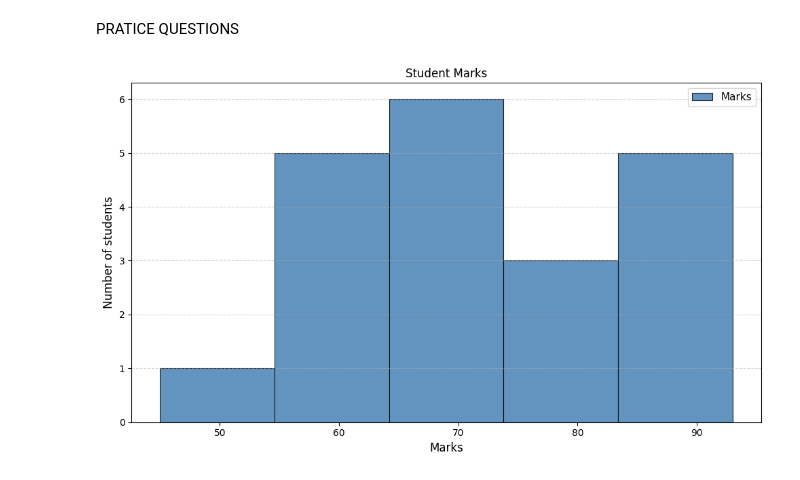
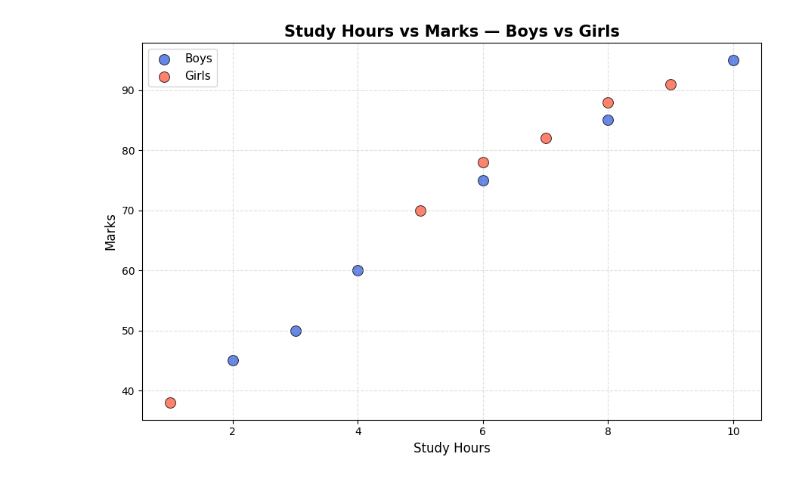
Before and after one commit to Deepanshu-8126/Matplotlib, a Jupyter notebook: Matplotlib_04.ipynb, the cells around one changed output. Drawn from its saved outputs; the diff is of its cells as text; code cells hidden in the pictures.

```diff
--- a/Matplotlib_04.ipynb
+++ b/Matplotlib_04.ipynb
@@ -192,21 +74,45 @@ plt.show()
-# %% [markdown]
-PRATICE QUESTIONS
 # %%
-# Dataset 1 — Student Marks
+# step 3- diffrent colors
 import matplotlib.pyplot as plt
-marks = [45, 67, 82, 55, 91, 73, 68, 55, 79, 88,
-         62, 71, 55, 84, 93, 77, 65, 58, 72, 86]
-fig,ax=plt.subplots(figsize=(10,6))
-ax.hist(marks,bins=5,color='steelblue',edgecolor='black',alpha=0.85,linewidth=0.8,label="Marks")
 
-ax.set_title("Student Marks")
-ax.set_xlabel("Marks",fontsize=12)
-ax.set_ylabel("Number of students",fontsize=12)
+# 2 groups - boys and girls
+boys_hours  = [2, 4, 6, 8, 10, 3]
+boys_marks  = [45, 60, 75, 85, 95, 50]
 
+girls_hours = [5, 7, 9, 1, 6, 8]
+girls_marks = [70, 82, 91, 38, 78, 88]
+
+fig, ax = plt.subplots(figsize=(9, 6))
+
+# boys scatter
+
+ax.scatter(boys_hours, boys_marks,
+           color='royalblue',
+           s=100,
+           alpha=0.8,
+           edgecolor='black',
+           linewidth=0.7,
+           label='Boys'
+           )
+
+
+# girls scatter
+ax.scatter(girls_hours, girls_marks,
+           color='tomato',
+           s=100,
+           alpha=0.8,
+           edgecolor='black',
+           linewidth=0.7,
+           label='Girls'
+           )
+ax.set_title("Study Hours vs Marks — Boys vs Girls",
+             fontsize=15, fontweight='bold')
+ax.set_xlabel("Study Hours", fontsize=12)
+ax.set_ylabel("Marks", fontsize=12)
 ax.legend(fontsize=11)
-ax.grid(True,axis='y',linestyle='--',alpha=0.5)
+ax.grid(True, linestyle='--', alpha=0.4)
 
 plt.tight_layout()
 plt.show()
 # %% [output]
-[figure, old version]
+[figure, new version]
```
Also changed, not shown: parts of 23 cells of this notebook.
